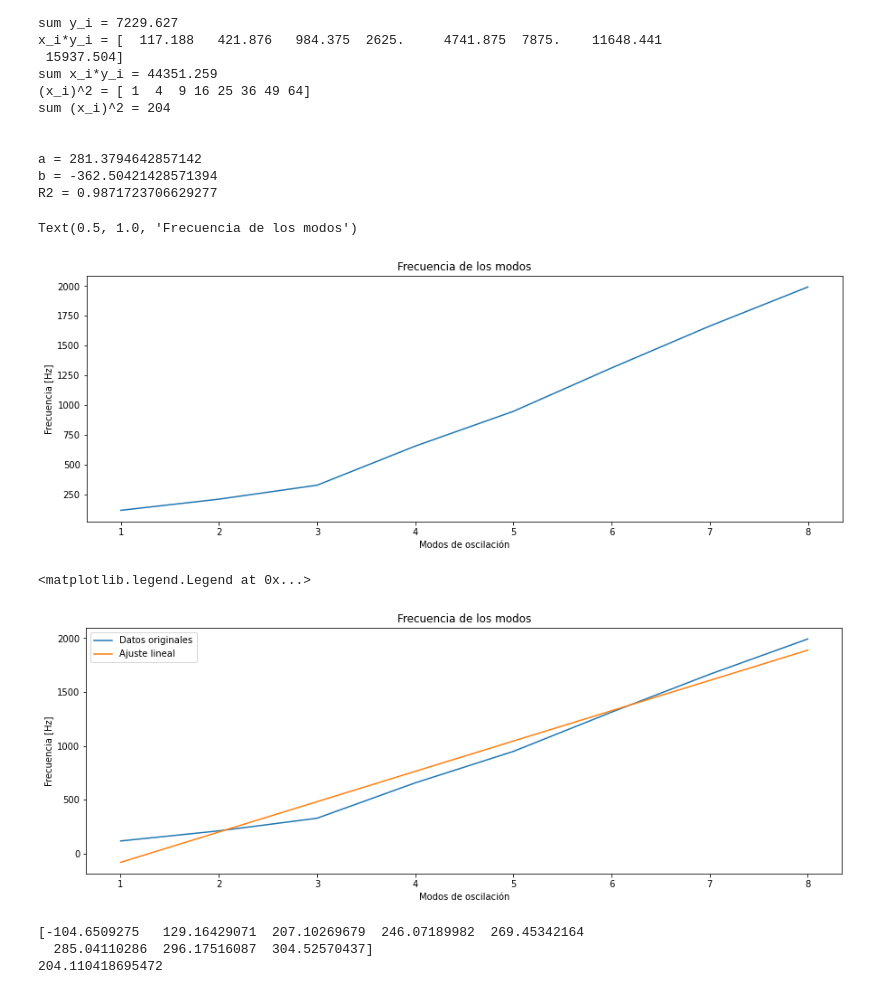
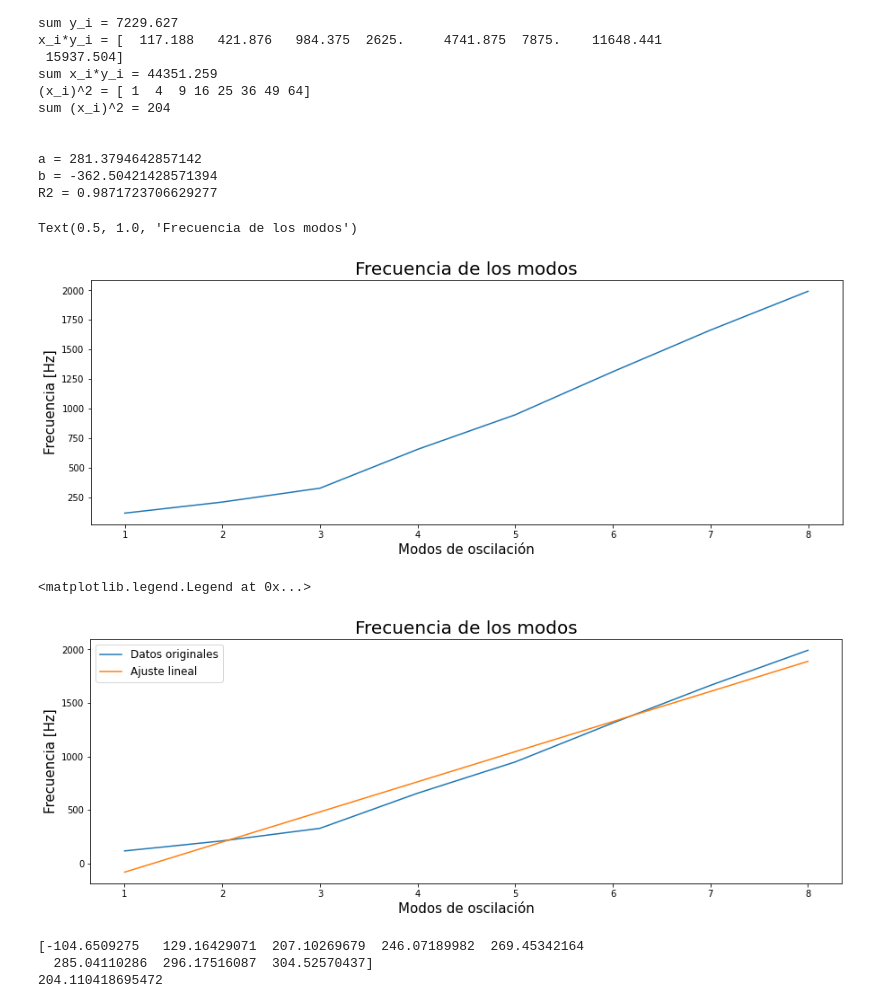
Before and after one commit to SimonSanfeliu/Lab-3, a Jupyter notebook: Lab_6_Métodos.ipynb, the cells around one changed output. Saved outputs shown, nothing was run; the diff lists cells and outputs as text; code cells hidden in the pictures.

```diff
--- a/Lab_6_Métodos.ipynb
+++ b/Lab_6_Métodos.ipynb
@@ -52,25 +52,25 @@ R2 = 0.9871723706629277
 # %%
 plt.figure(figsize= (15,5))
 plt.plot(x,y)
-plt.xlabel('Modos de oscilación')
-plt.ylabel('Frecuencia [Hz]')
-plt.title('Frecuencia de los modos')
+plt.xlabel('Modos de oscilación', fontsize = 15)
+plt.ylabel('Frecuencia [Hz]', fontsize = 15)
+plt.title('Frecuencia de los modos', fontsize = 20)
 # %% [output]
 Text(0.5, 1.0, 'Frecuencia de los modos')
-[figure, old version]
+[figure, new version]
 # %%
 reg = a*x + b
 # %%
 plt.figure(figsize= (15,5))
 plt.plot(x,y,label= 'Datos originales')
 plt.plot(x,reg,label= 'Ajuste lineal')
-plt.xlabel('Modos de oscilación')
-plt.ylabel('Frecuencia [Hz]')
-plt.title('Frecuencia de los modos')
-plt.legend(loc = 'best')
+plt.xlabel('Modos de oscilación', fontsize = 15)
+plt.ylabel('Frecuencia [Hz]', fontsize = 15)
+plt.title('Frecuencia de los modos', fontsize = 20)
+plt.legend(loc = 'best', fontsize = 12)
 # %% [output]
 <matplotlib.legend.Legend at 0x...>
-[figure, old version]
+[figure, new version]
 # %%
 L = 0.645
 c1 = (2*L/x)*(a*x+b)
```
Also changed, not shown: parts of 1 cell of this notebook.
